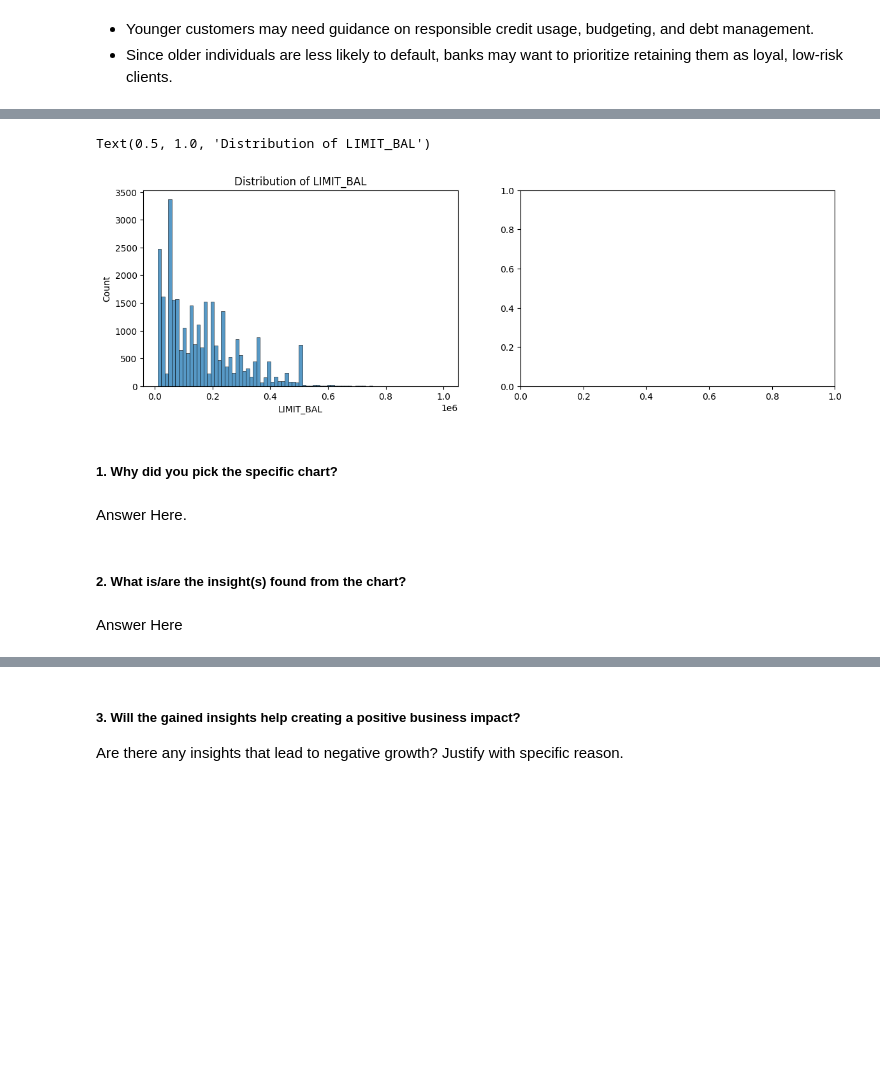
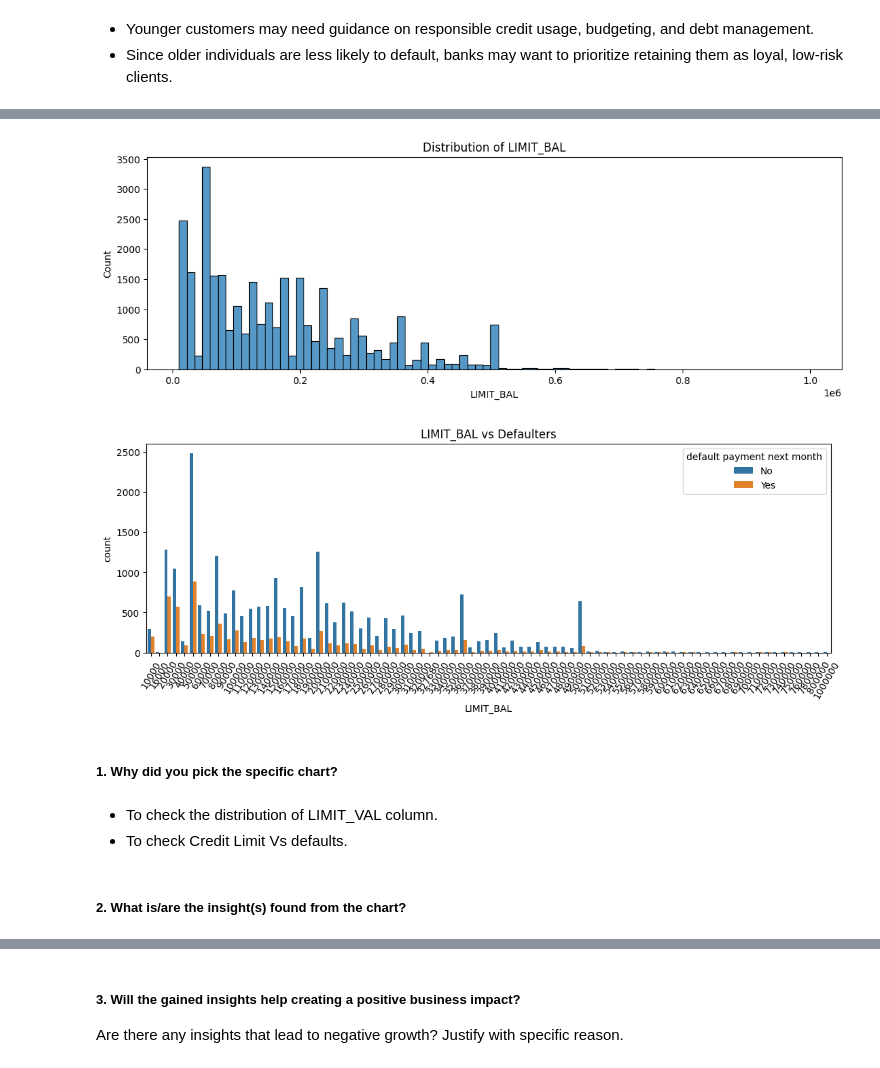
Before and after one commit to akshat0522/Credit-Card-Default-Prediction-Project, a Jupyter notebook: Credit_Card_Default_Prediction.ipynb, the cells around one changed output, grey strips where cells are left out. Drawn from its saved outputs; the diff is of its cells as text; code cells hidden in the pictures; blank space fills up the shorter version.

```diff
--- a/Credit_Card_Default_Prediction.ipynb
+++ b/Credit_Card_Default_Prediction.ipynb
@@ -571,22 +566,24 @@ dtype: int64
-# %%
-# Chart - 6 visualization code
-
-# Creating two subplots for visualization
-fig, ax = plt.subplots(1, 2, figsize = (14, 4))
-
-# Visualize LIMIT_BAL column
-sns.histplot(Data['LIMIT_BAL'], ax = ax[0])
-ax[0].set_title('Distribution of LIMIT_BAL')
-
-# Visualize
-# %% [output]
-Text(0.5, 1.0, 'Distribution of LIMIT_BAL')
-[figure, removed]
+# %%
+# Chart - 6 visualization code
+
+# Visualize LIMIT_BAL column
+plt.figure(figsize = (13, 4))
+sns.histplot(Data['LIMIT_BAL'])
+plt.title('Distribution of LIMIT_BAL')
+
+# Visualize LIMIT_BAL vs Ddefaulters
+plt.figure(figsize = (13, 4))
+sns.countplot(x = 'LIMIT_BAL', hue = 'default payment next month', data = Data)
+plt.tick_params(axis='x', labelrotation= 60)
+plt.title('LIMIT_BAL vs Defaulters')
+plt.show()
+# %% [output]
+[figure, added]
+[figure, added]
 # %% [markdown]
 ##### 1. Why did you pick the specific chart?
-# %% [markdown]
-Answer Here.
+# %% [markdown]
+- To check the distribution of LIMIT_VAL column.
+- To check Credit Limit Vs defaults.
 # %% [markdown]
 ##### 2. What is/are the insight(s) found from the chart?
-# %% [markdown]
-Answer Here
```
Also changed, not shown: parts of 30 cells of this notebook.
